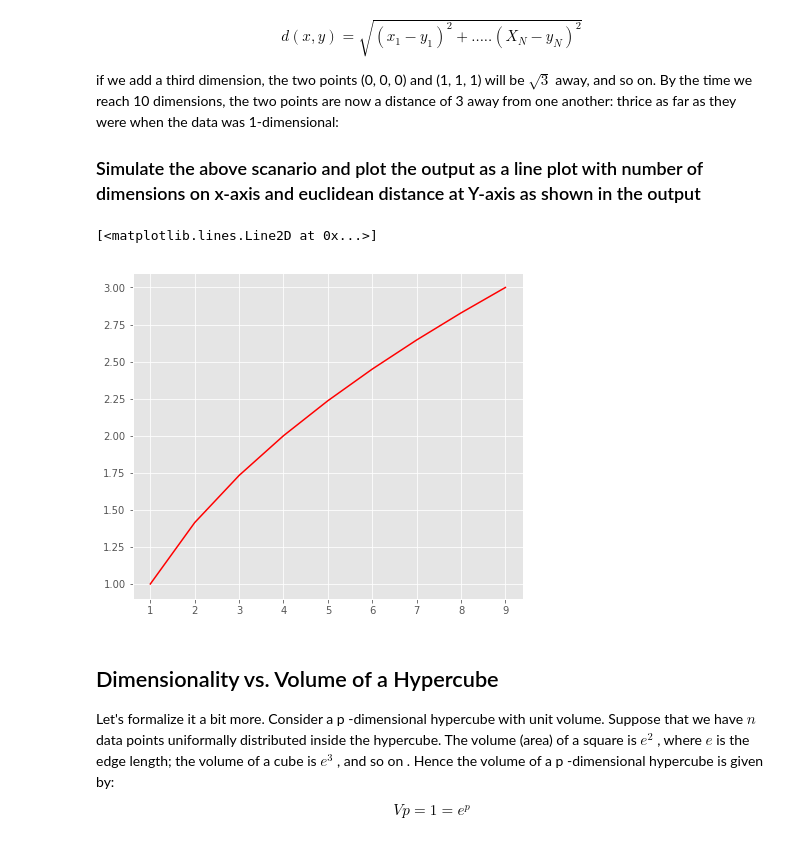
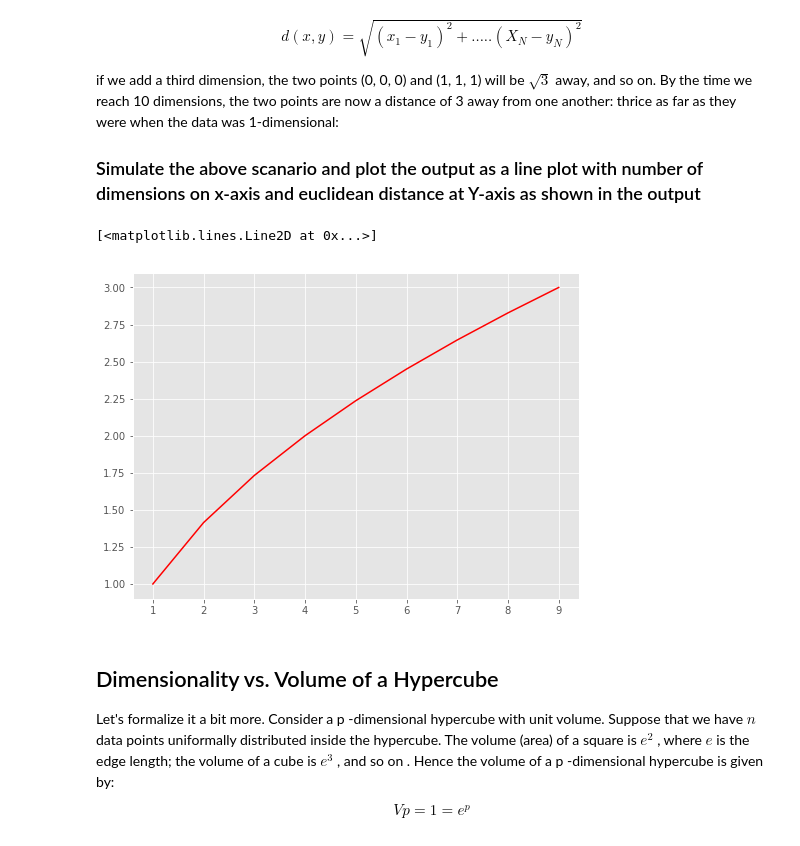
Before and after one commit to elenasm7/dsc-3-34-03-curse-of-dimensionality-simulation-lab-nyc-ds-career-012819, a Jupyter notebook: index.ipynb, the cells around one changed output. Cells and saved outputs as stored; diff of their text form; code cells hidden in the pictures.

```diff
--- a/index.ipynb
+++ b/index.ipynb
@@ -42,25 +42,26 @@ if we add a third dimension, the two points (0, 0, 0) and (1, 1, 1) will be $\sq
 # %%
 # Your code here
 import numpy as np
 import matplotlib.pyplot as plt
 from scipy.spatial import distance
 %matplotlib inline
 
 x_axis = np.linspace(1,9,9)
 dist = []
 
 for i in range(1,10):
     y = [1]*i
     x = [0]*i
     dist.append(distance.euclidean(x, y))
 
-fig = plt.figure(figsize=(7,6))
+fig = plt.figure(figsize=(8,6))
 plt.style.use('ggplot')
 plt.plot(x_axis,dist,color='r')
+plt.title()
 # print(x_axis,dist)
 # %% [output]
 [<matplotlib.lines.Line2D at 0x...>]
-[figure, old version]
+[figure, new version]
 # %% [markdown]
 ## Dimensionality vs. Volume of a Hypercube
 Let's formalize it a bit more. Consider a  p -dimensional hypercube with unit volume. Suppose that we have $n$  data points uniformally distributed inside the hypercube. The volume (area) of a square is  $e^2$ , where  $e$  is the edge length; the volume of a cube is  $e^3$ , and so on . Hence the volume of a  p -dimensional hypercube is given by:
```
